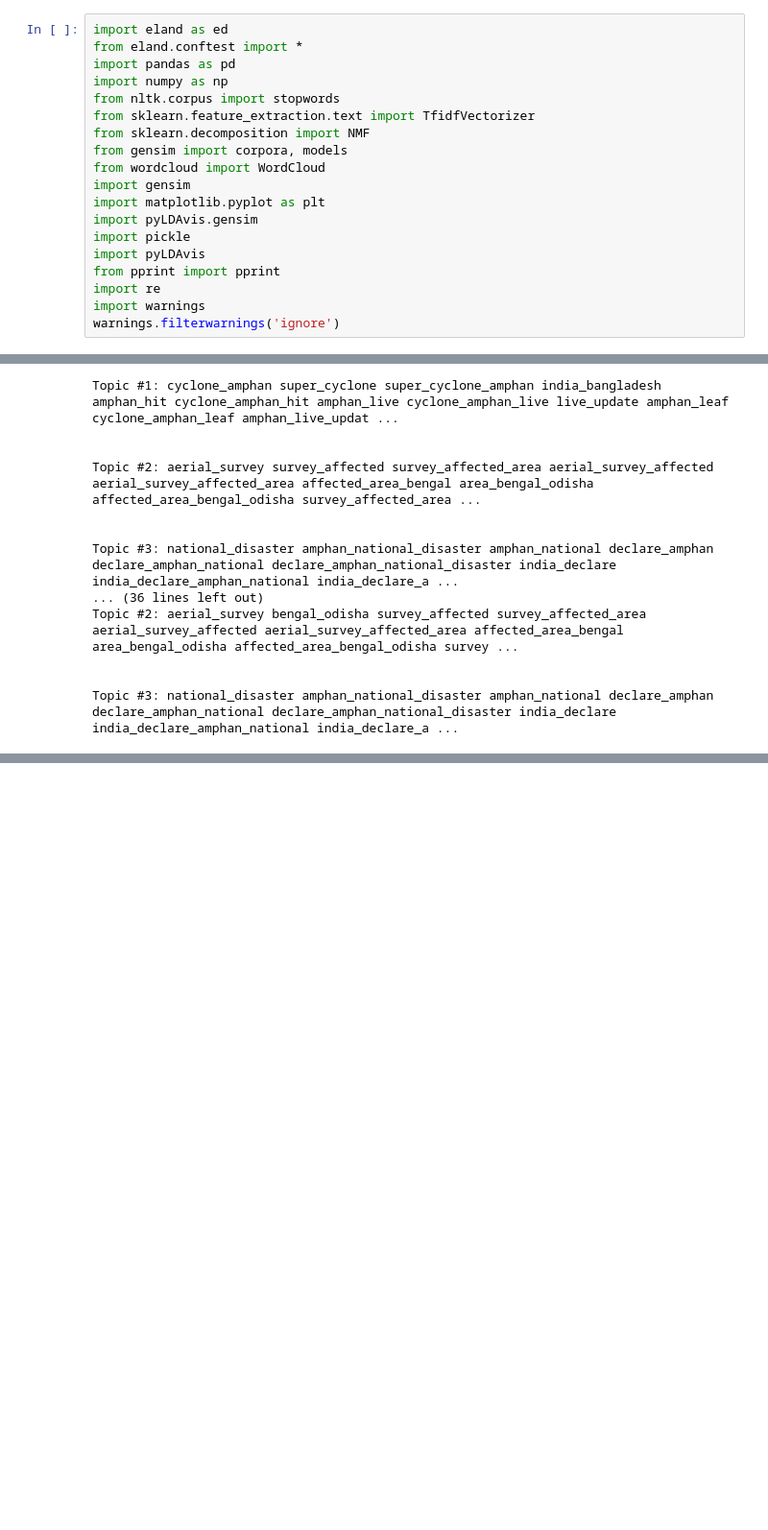
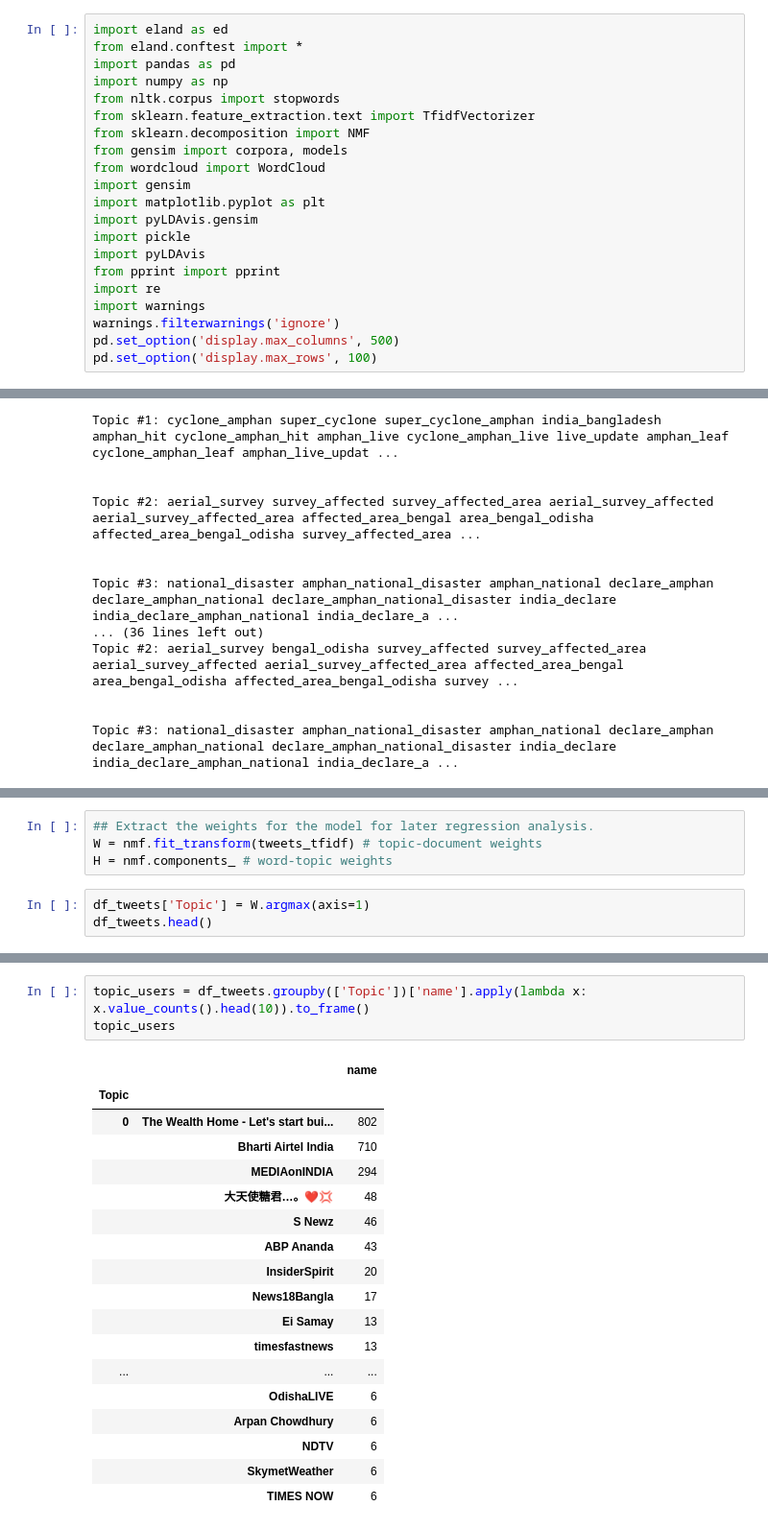
Before and after one commit to ancilcrayton/solve-iwmi, a Jupyter notebook: notebooks/3.1-km-topic-modelling-nmf.ipynb, the cells around one changed output, grey strips where cells are left out. Shown at 96% size. Cells and saved outputs as stored; diff of their text form; blank space fills up the shorter version.

```diff
--- a/notebooks/3.1-km-topic-modelling-nmf.ipynb
+++ b/notebooks/3.1-km-topic-modelling-nmf.ipynb
@@ -19,6 +19,8 @@ from pprint import pprint
 import re
 import warnings
 warnings.filterwarnings('ignore')
+pd.set_option('display.max_columns', 500)
+pd.set_option('display.max_rows', 100)
 # %% [markdown]
 ## Importing data from Elasticsearch
 # %%
@@ -236,0 +244,7 @@ Topic 6
+# %%
+## Extract the weights for the model for later regression analysis.
+W = nmf.fit_transform(tweets_tfidf) # topic-document weights
+H = nmf.components_ # word-topic weights
+# %%
+df_tweets['Topic'] = W.argmax(axis=1)
+df_tweets.head()
@@ -236,0 +286,22 @@ Topic 6
+# %%
+topic_users = df_tweets.groupby(['Topic'])['name'].apply(lambda x: x.value_counts().head(10)).to_frame()
+topic_users
+# %% [output]
+|  |  | name |
+| Topic |  |  |
+| 0 | The Wealth Home - Let's start bui... | 802 |
+|  | Bharti Airtel India | 710 |
+|  | MEDIAonINDIA | 294 |
+|  | 大天使糖君…。❤️💢 | 48 |
+|  | S Newz | 46 |
+|  | ABP Ananda | 43 |
+|  | InsiderSpirit | 20 |
+|  | News18Bangla | 17 |
+|  | Ei Samay | 13 |
+|  | timesfastnews | 13 |
+| ... | ... | ... |
+|  | OdishaLIVE | 6 |
+|  | Arpan Chowdhury | 6 |
+|  | NDTV | 6 |
+|  | SkymetWeather | 6 |
+|  | TIMES NOW | 6 |
```
Also changed, not shown: parts of 9 cells of this notebook, 2 other files.
